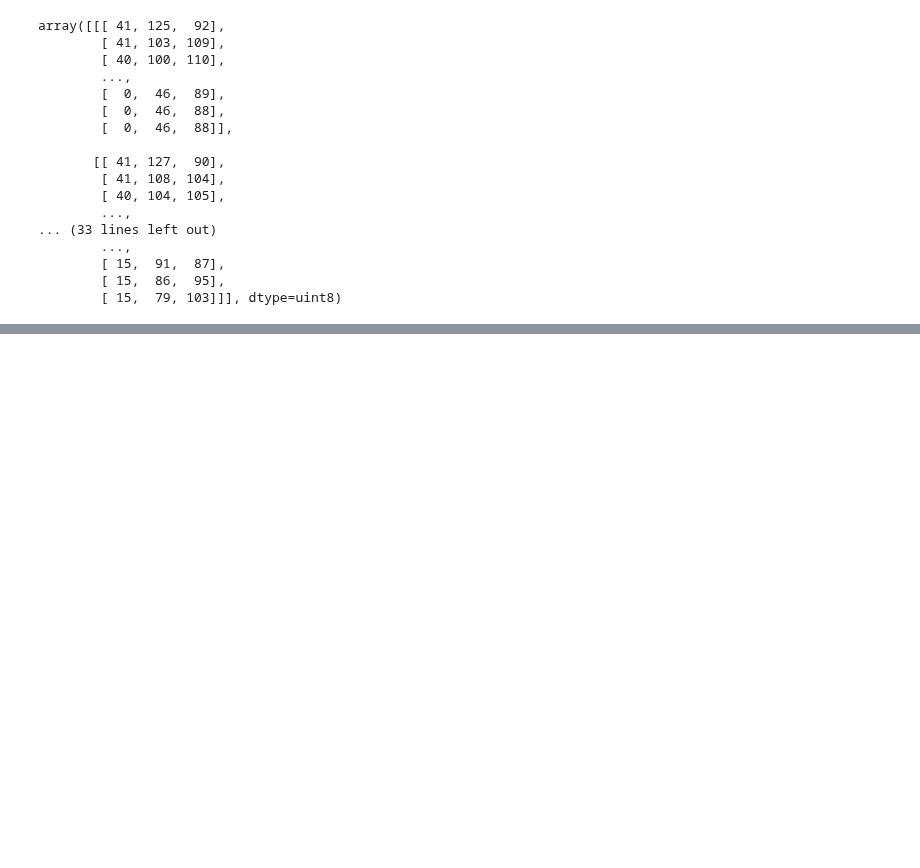
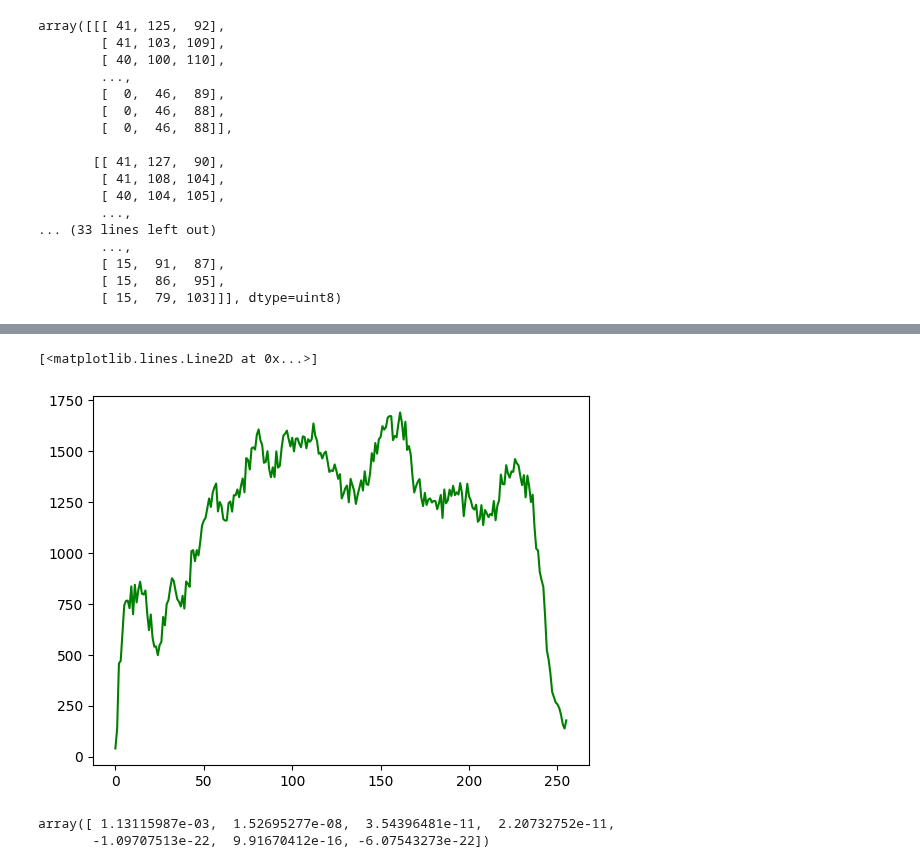
Before and after one commit to najibifar/Data_Analysis, a Jupyter notebook: Modling/Regression/flowersegmentation.ipynb, the cells around one changed output, grey strips where cells are left out. Drawn from its saved outputs; the diff is of its cells as text; code cells hidden in the pictures; blank space fills up the shorter version.

```diff
--- a/Modling/Regression/flowersegmentation.ipynb
+++ b/Modling/Regression/flowersegmentation.ipynb
@@ -108,0 +150,6 @@ array([[[ 41, 125,  92],
+# %%
+hist = cv2.calcHist([img], [1], None, [256], [0, 256])
+plt.plot(hist, color='green')
+# %% [output]
+[<matplotlib.lines.Line2D at 0x...>]
+[figure, added]
@@ -108,0 +159,5 @@ array([[[ 41, 125,  92],
+# %%
+hue_features
+# %% [output]
+array([ 1.13115987e-03,  1.52695277e-08,  3.54396481e-11,  2.20732752e-11,
+       -1.09707513e-22,  9.91670412e-16, -6.07543273e-22])
```
Also changed, not shown: parts of 6 cells of this notebook.
